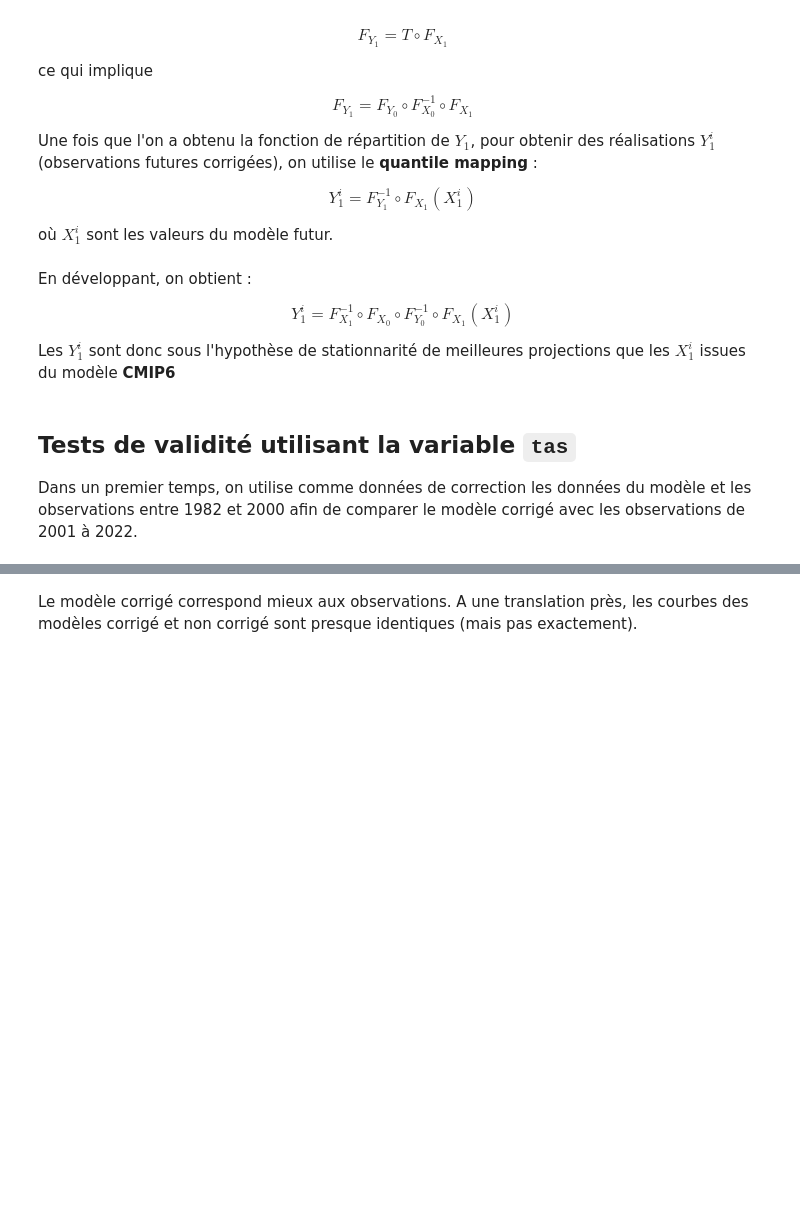
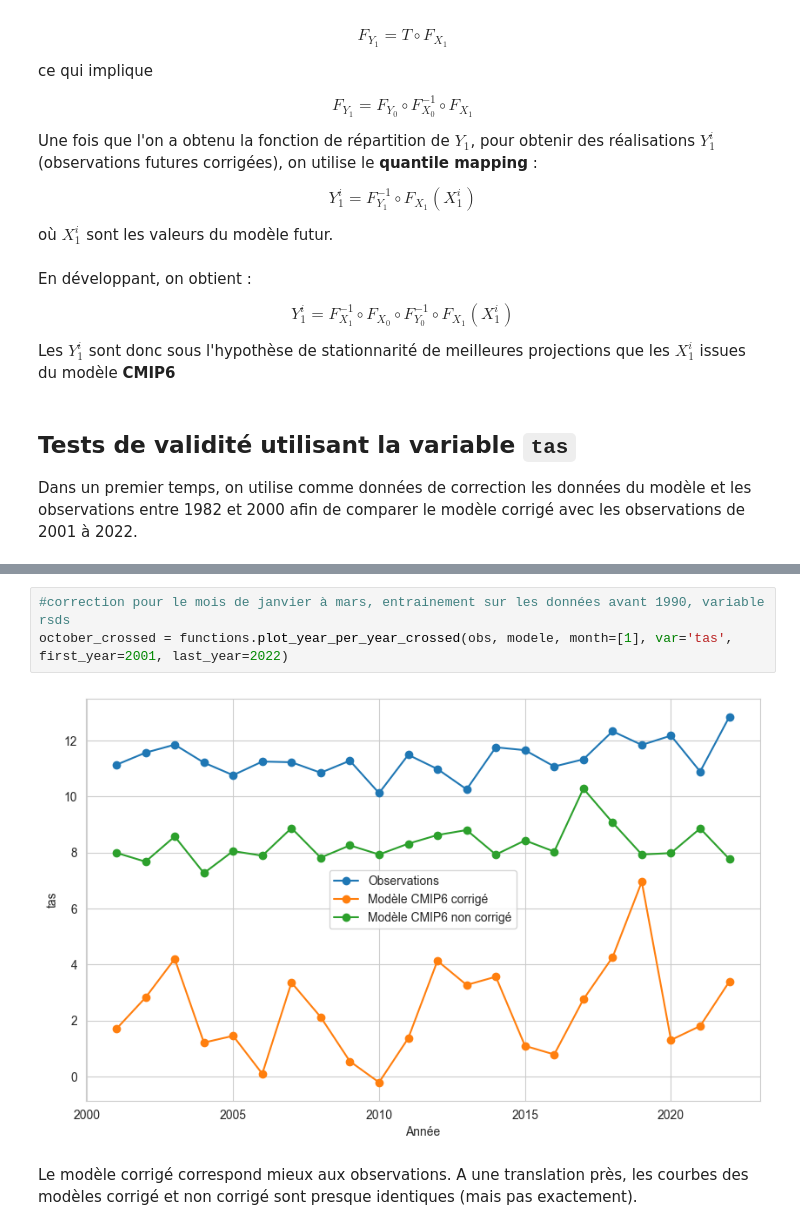
Before and after one commit to tristanczz/statapp_edf_25, a Jupyter notebook: MAIN.ipynb, the cells around one changed output, grey strips where cells are left out. Saved outputs shown, nothing was run; the diff lists cells and outputs as text; blank space fills up the shorter version.

```diff
--- a/MAIN.ipynb
+++ b/MAIN.ipynb
@@ -210,3 +184,8 @@ plt.show()
+# %%
+#correction pour le mois de janvier à mars, entrainement sur les données avant 1990, variable rsds
+october_crossed = functions.plot_year_per_year_crossed(obs, modele, month=[1], var='tas', first_year=2001, last_year=2022)
+# %% [output]
+[figure, added]
 # %% [markdown]
 Le modèle corrigé correspond mieux aux observations. A une translation près, les courbes des modèles corrigé et non corrigé sont presque identiques (mais pas exactement).
 # %% [markdown]
```
Also changed, not shown: parts of 28 cells of this notebook, 11 other files.
